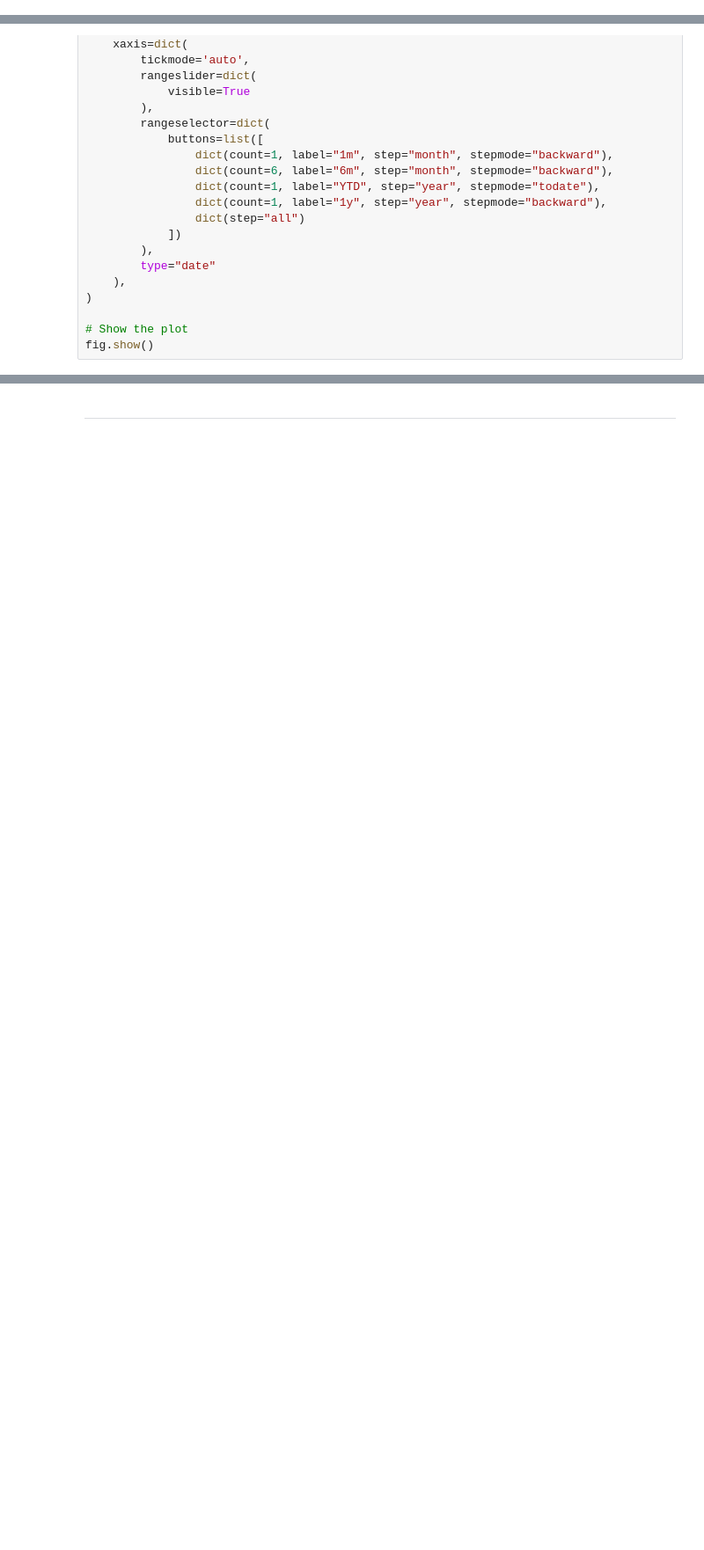
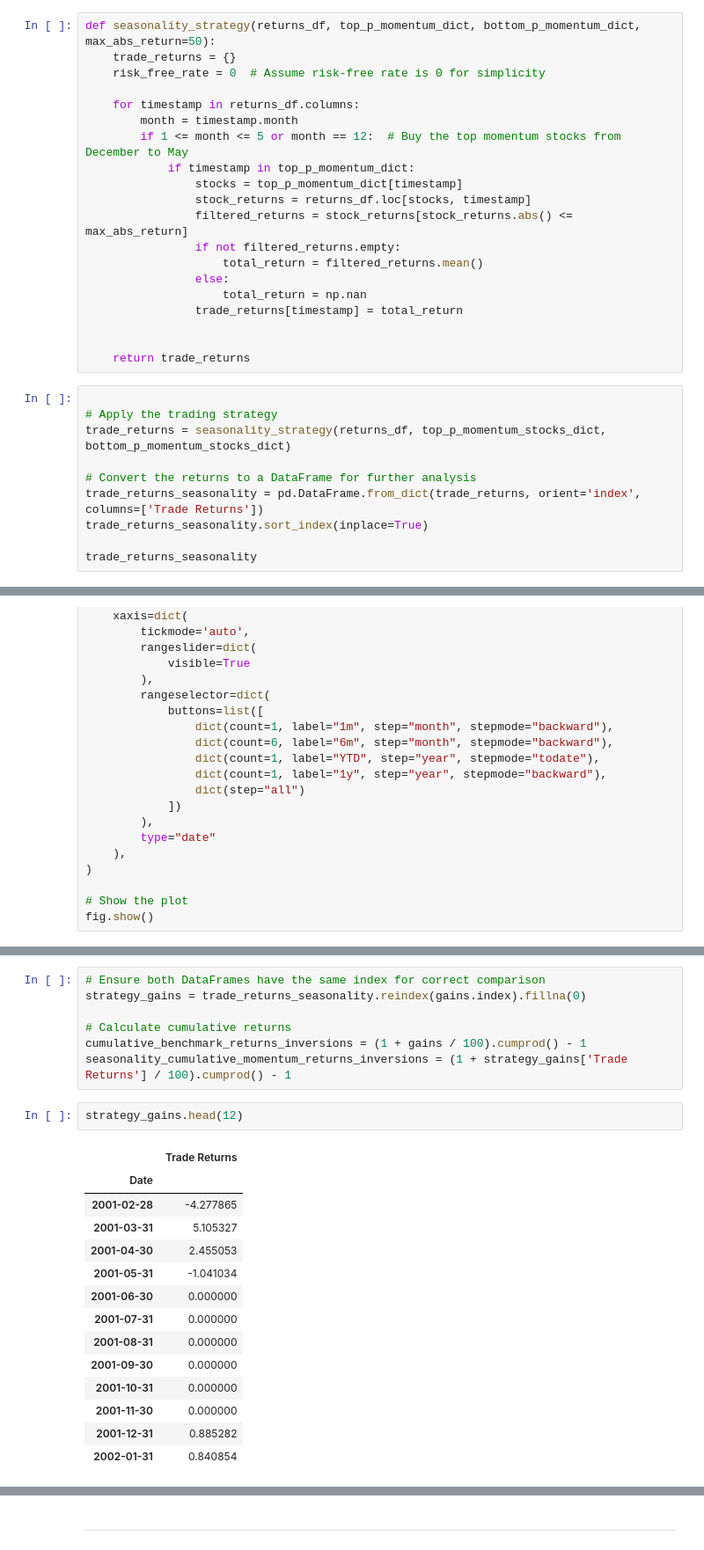
Before and after one commit to satyaki-02/Factor_Investing_in_Stock-Market, a Jupyter notebook: main.ipynb, the cells around one changed output, grey strips where cells are left out. Shown at 88% size. Cells and saved outputs as stored; diff of their text form; blank space fills up the shorter version.

```diff
--- a/main.ipynb
+++ b/main.ipynb
@@ -499,3 +515,33 @@ m = 3
 
 # Call the function
 total_returns_dict_ma = total_return_with_moving_average(top_p_momentum_stocks_dict, returns_df, m, snp_stocks_data)
+# %%
+def seasonality_strategy(returns_df, top_p_momentum_dict, bottom_p_momentum_dict, max_abs_return=50):
+    trade_returns = {}
+    risk_free_rate = 0  # Assume risk-free rate is 0 for simplicity
+
+    for timestamp in returns_df.columns:
+        month = timestamp.month
+        if 1 <= month <= 5 or month == 12:  # Buy the top momentum stocks from December to May
+            if timestamp in top_p_momentum_dict:
+                stocks = top_p_momentum_dict[timestamp]
+                stock_returns = returns_df.loc[stocks, timestamp]
+                filtered_returns = stock_returns[stock_returns.abs() <= max_abs_return]
+                if not filtered_returns.empty:
+                    total_return = filtered_returns.mean()
+                else:
+                    total_return = np.nan
+                trade_returns[timestamp] = total_return
+
+
+    return trade_returns
+# %%
+
+# Apply the trading strategy
+trade_returns = seasonality_strategy(returns_df, top_p_momentum_stocks_dict, bottom_p_momentum_stocks_dict)
+
+# Convert the returns to a DataFrame for further analysis
+trade_returns_seasonality = pd.DataFrame.from_dict(trade_returns, orient='index', columns=['Trade Returns'])
+trade_returns_seasonality.sort_index(inplace=True)
+
+trade_returns_seasonality
@@ -1240,2 +1391,26 @@ fig.show()
+# %%
+# Ensure both DataFrames have the same index for correct comparison
+strategy_gains = trade_returns_seasonality.reindex(gains.index).fillna(0)
+
+# Calculate cumulative returns
+cumulative_benchmark_returns_inversions = (1 + gains / 100).cumprod() - 1
+seasonality_cumulative_momentum_returns_inversions = (1 + strategy_gains['Trade Returns'] / 100).cumprod() - 1
+# %%
+strategy_gains.head(12)
+# %% [output]
+|  | Trade Returns |
+| Date |  |
+| 2001-02-28 | -4.277865 |
+| 2001-03-31 | 5.105327 |
+| 2001-04-30 | 2.455053 |
+| 2001-05-31 | -1.041034 |
+| 2001-06-30 | 0.000000 |
+| 2001-07-31 | 0.000000 |
+| 2001-08-31 | 0.000000 |
+| 2001-09-30 | 0.000000 |
+| 2001-10-31 | 0.000000 |
+| 2001-11-30 | 0.000000 |
+| 2001-12-31 | 0.885282 |
+| 2002-01-31 | 0.840854 |
 # %%
 aaa
```
Also changed, not shown: parts of 22 cells of this notebook.
